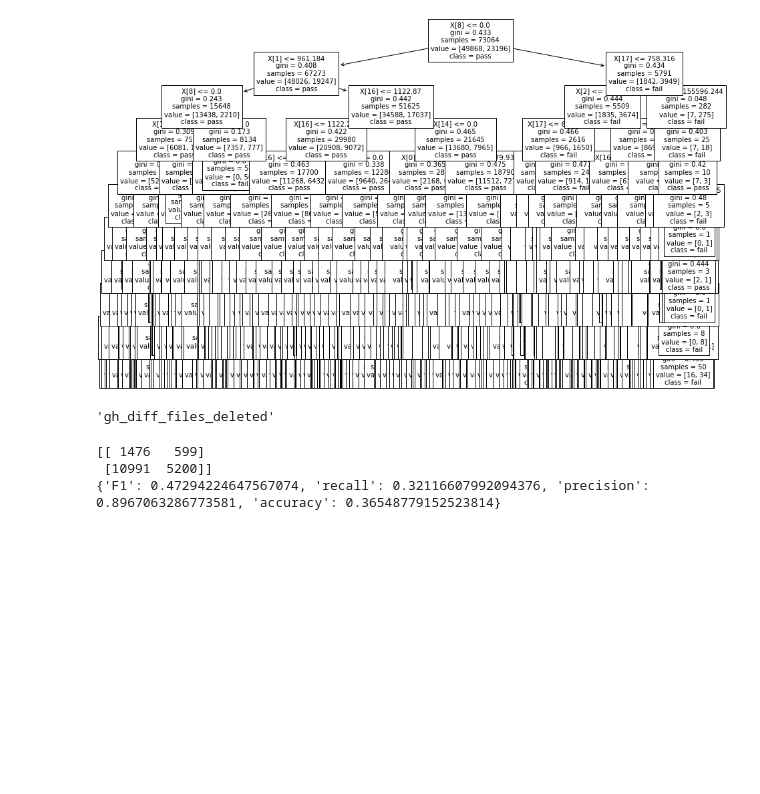
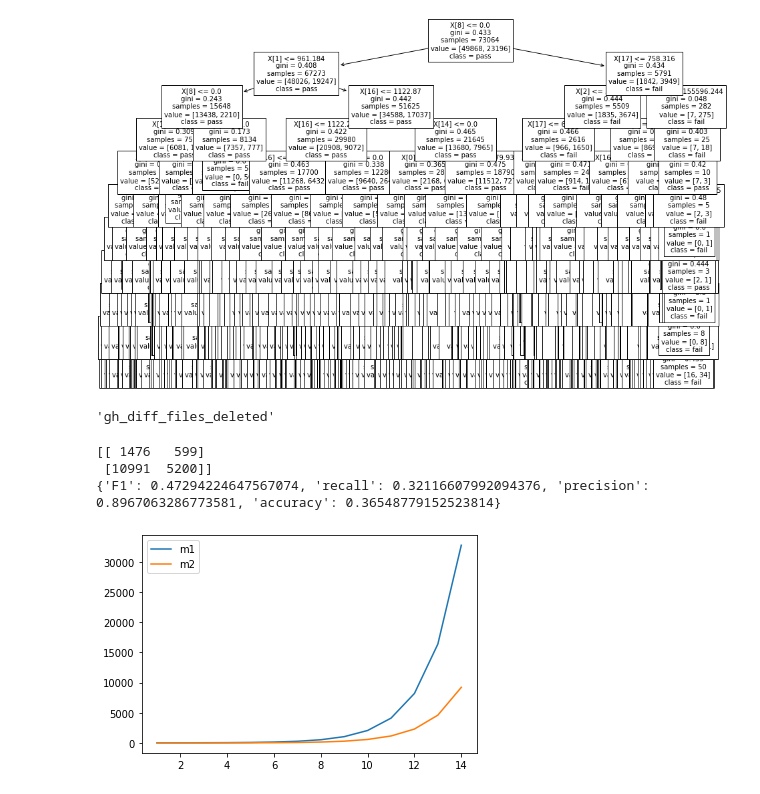
Before and after one commit to MaherDissem/CI-Failing-Builds-Detection, a Jupyter notebook: RLCIskip.ipynb, the cells around one changed output. Saved outputs shown, nothing was run; the diff lists cells and outputs as text; code cells hidden in the pictures; blank space fills up the shorter version.

Commit message:
state gen meth comparison

```diff
--- a/RLCIskip.ipynb
+++ b/RLCIskip.ipynb
@@ -789,3 +789,19 @@ print(model.evaluate(X_val, y_val, False, True))
 [[ 1476   599]
  [10991  5200]]
 {'F1': 0.47294224647567074, 'recall': 0.32116607992094376, 'precision': 0.8967063286773581, 'accuracy': 0.36548779152523814}
+# %%
+# state size meth1 vs meth2
+x = list(range(1,15))
+y1 = [2*(2**d-1) for d in x]
+y2 = [18*(2**(d-5)-1) for d in x]
+
+plt.plot(x,y1,x,y2)
+plt.legend(['m1','m2'])
+plt.show()
+
+# old meth
+# tree depth=15, state size=6022, number of attribute=18
+# new meth
+# tree depth=15, state size=6732, number of attribute=18
+# %% [output]
+[figure, added]
```
